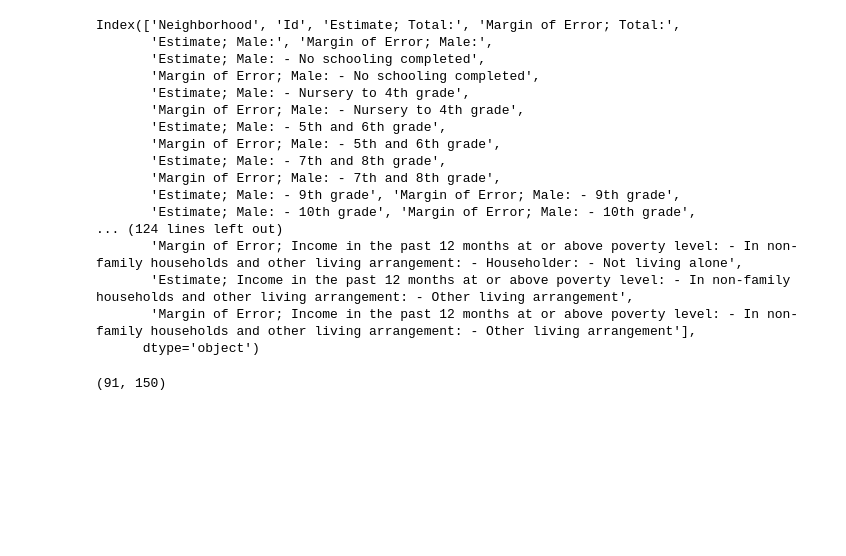
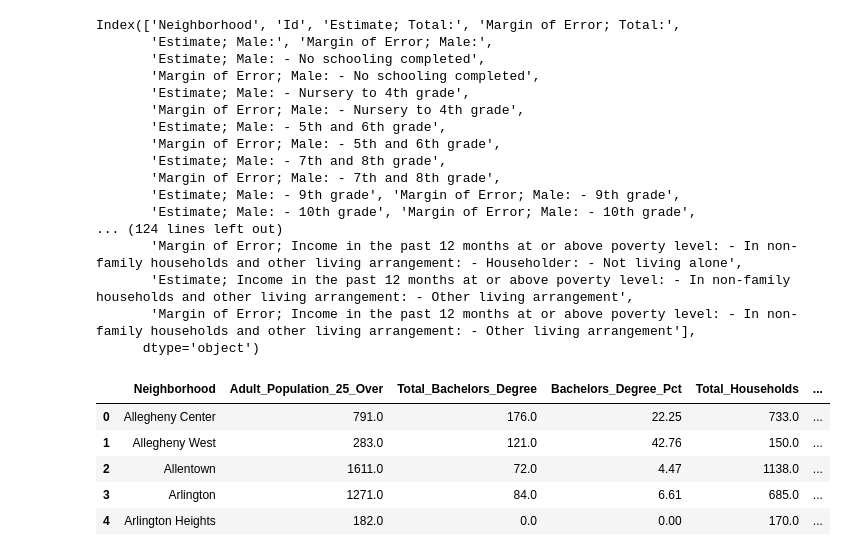
Before and after one commit to jhamidi1/Data-205-Capstone-Project, a Jupyter notebook: DATA 205 Capstone Project Code/01_DATA205_Data_Cleaning_and_Merging.ipynb, the cells around one changed output. Saved outputs shown, nothing was run; the diff lists cells and outputs as text; code cells hidden in the pictures; blank space fills up the shorter version.

```diff
--- a/DATA 205 Capstone Project Code/01_DATA205_Data_Cleaning_and_Merging.ipynb
+++ b/DATA 205 Capstone Project Code/01_DATA205_Data_Cleaning_and_Merging.ipynb
@@ -23,3 +17,9 @@ poverty = pd.read_csv("poverty-status-of-individuals-in-the-past-12-months-by-li
+# %%
+education = pd.read_csv("01_Educational_Attainment.csv")
+
+income = pd.read_csv("02_Aggregate_Household_Income.csv")
+
+poverty = pd.read_csv("03_Poverty_Status.csv")
 # %%
 education.head()
 income.head()
@@ -61,8 +61,3 @@ Index(['Neighborhood', 'Id', 'Estimate; Total:', 'Margin of Error; Total:',
 # %%
 merged = education.merge(income, on="Neighborhood", how="inner")
 merged = merged.merge(poverty, on="Neighborhood", how="inner")
-# %%
-merged.head()
-merged.shape
-# %% [output]
-(91, 150)
@@ -71 +64,70 @@ merged.to_csv("merged_data.csv", index=False)
+# %%
+# Create a cleaner final dataset with only the variables needed for analysis
+
+final_data = merged[[
+    "Neighborhood",
+    "Estimate; Total:_x",
+    "Estimate; Male: - Bachelor's degree",
+    "Estimate; Female: - Bachelor's degree",
+    "Estimate; Total: - With wage or salary income",
+    "Estimate; Total:_y",
+    "Estimate; Income in the past 12 months below poverty level:"
+]].copy()
+
+# Rename the columns to simpler names
+final_data = final_data.rename(columns={
+    "Estimate; Total:_x": "Adult_Population_25_Over",
+    "Estimate; Male: - Bachelor's degree": "Male_Bachelors_Degree",
+    "Estimate; Female: - Bachelor's degree": "Female_Bachelors_Degree",
+    "Estimate; Total: - With wage or salary income": "Households_With_Wage_Income",
+    "Estimate; Total:_y": "Total_Households",
+    "Estimate; Income in the past 12 months below poverty level:": "Population_Below_Poverty"
+})
+
+# Create the calculated variables
+final_data["Total_Bachelors_Degree"] = (
+    final_data["Male_Bachelors_Degree"] + final_data["Female_Bachelors_Degree"]
+)
+
+final_data["Bachelors_Degree_Pct"] = (
+    final_data["Total_Bachelors_Degree"] / final_data["Adult_Population_25_Over"] * 100
+)
+
+final_data["Wage_Income_Pct"] = (
+    final_data["Households_With_Wage_Income"] / final_data["Total_Households"] * 100
+)
+
+final_data["Poverty_Rate"] = (
+    final_data["Population_Below_Poverty"] /
+    (final_data["Population_Below_Poverty"] + merged["Estimate; Income in the past 12 months at or above poverty level:"])
+    * 100
+)
+
+# Keep final columns
+final_data = final_data[[
+    "Neighborhood",
+    "Adult_Population_25_Over",
+    "Total_Bachelors_Degree",
+    "Bachelors_Degree_Pct",
+    "Total_Households",
+    "Households_With_Wage_Income",
+    "Wage_Income_Pct",
+    "Population_Below_Poverty",
+    "Poverty_Rate"
+]]
+
+# Round percentage columns
+final_data["Bachelors_Degree_Pct"] = final_data["Bachelors_Degree_Pct"].round(2)
+final_data["Wage_Income_Pct"] = final_data["Wage_Income_Pct"].round(2)
+final_data["Poverty_Rate"] = final_data["Poverty_Rate"].round(2)
+
+# Preview final cleaned data
+final_data.head()
+# %% [output]
+|  | Neighborhood | Adult_Population_25_Over | Total_Bachelors_Degree | Bachelors_Degree_Pct | Total_Households | ... |
+| 0 | Allegheny Center | 791.0 | 176.0 | 22.25 | 733.0 | ... |
+| 1 | Allegheny West | 283.0 | 121.0 | 42.76 | 150.0 | ... |
+| 2 | Allentown | 1611.0 | 72.0 | 4.47 | 1138.0 | ... |
+| 3 | Arlington | 1271.0 | 84.0 | 6.61 | 685.0 | ... |
+| 4 | Arlington Heights | 182.0 | 0.0 | 0.00 | 170.0 | ... |
 # %%
```
Also changed, not shown: parts of 5 cells of this notebook.
